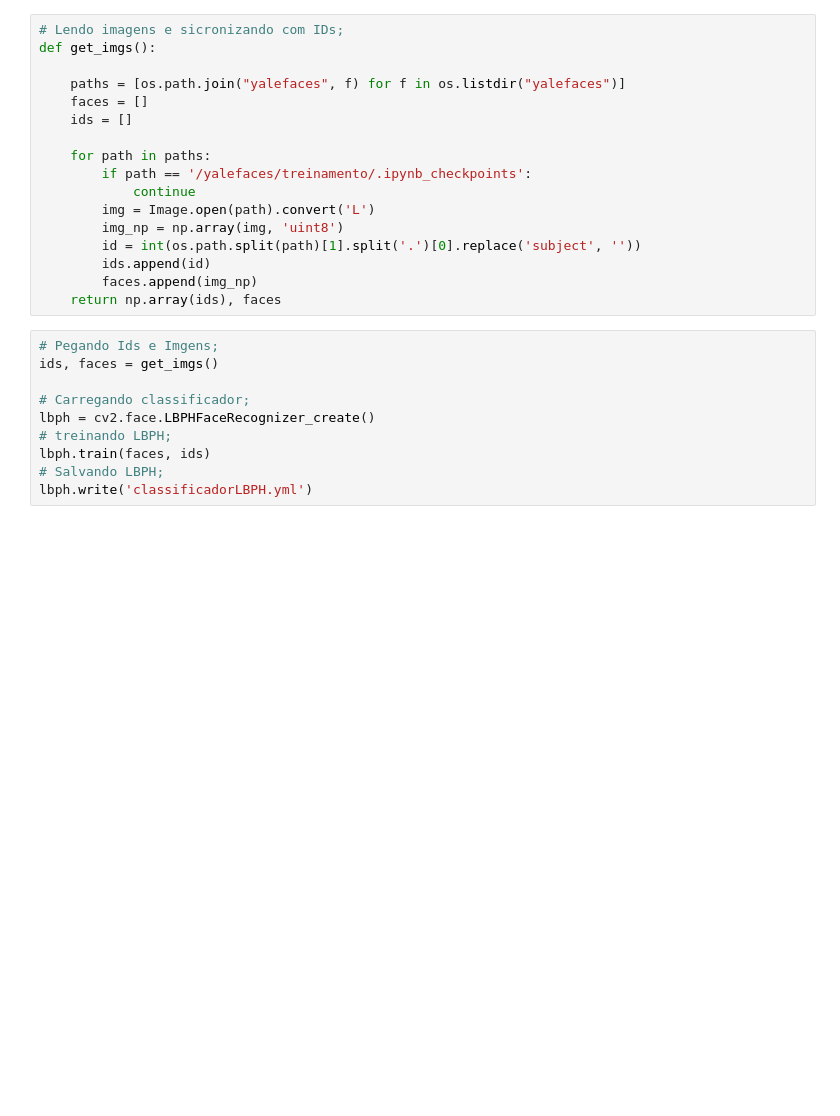
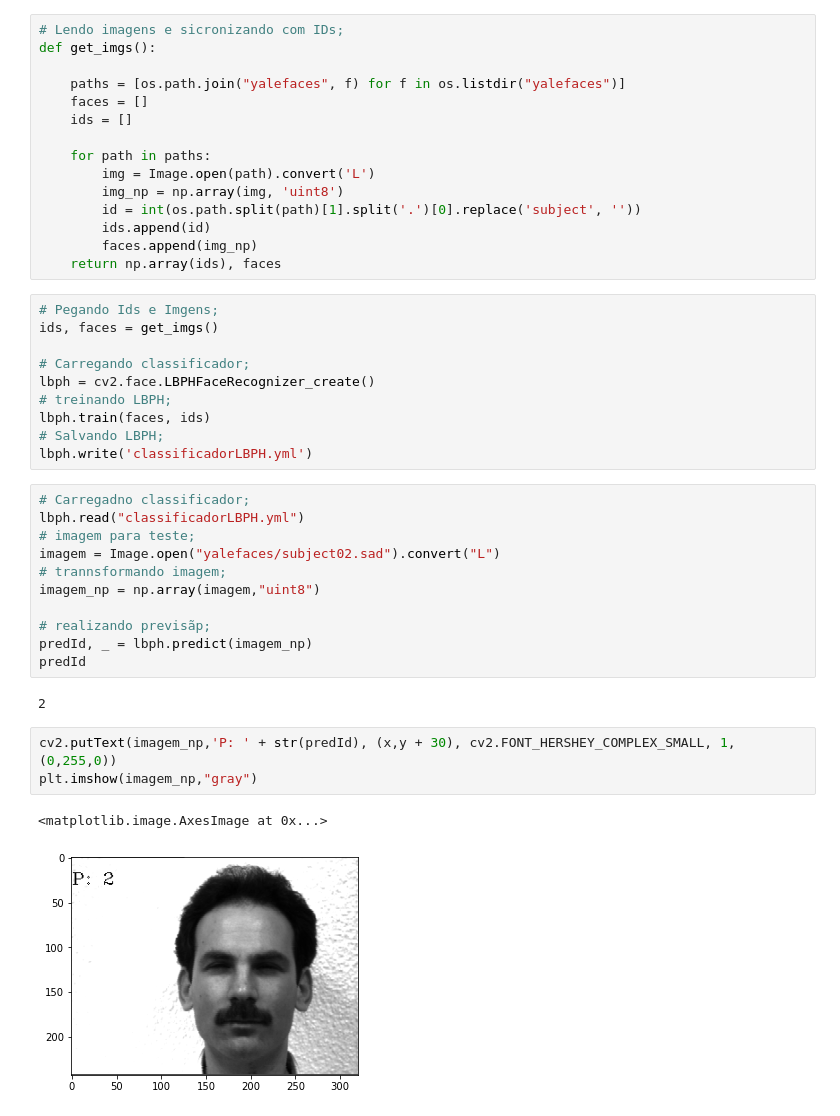
Before and after one commit to Lucasnobrepro/Computer-Vision-CV, a Jupyter notebook: 02-Face_Detection_LBPH/face_detection_LBPH.ipynb, the cells around one changed output. Saved outputs shown, nothing was run; the diff lists cells and outputs as text; blank space fills up the shorter version.

Commit message:
finish LBPH

```diff
--- a/02-Face_Detection_LBPH/face_detection_LBPH.ipynb
+++ b/02-Face_Detection_LBPH/face_detection_LBPH.ipynb
@@ -15,8 +15,6 @@ def get_imgs():
     ids = []
 
     for path in paths:
-        if path == '/yalefaces/treinamento/.ipynb_checkpoints':
-            continue
         img = Image.open(path).convert('L')
         img_np = np.array(img, 'uint8')
         id = int(os.path.split(path)[1].split('.')[0].replace('subject', ''))
@@ -33,3 +31,22 @@ lbph = cv2.face.LBPHFaceRecognizer_create()
 lbph.train(faces, ids)
 # Salvando LBPH;
 lbph.write('classificadorLBPH.yml')
+# %%
+# Carregadno classificador;
+lbph.read("classificadorLBPH.yml")
+# imagem para teste;
+imagem = Image.open("yalefaces/subject02.sad").convert("L")
+# trannsformando imagem;
+imagem_np = np.array(imagem,"uint8")
+
+# realizando previsãp;
+predId, _ = lbph.predict(imagem_np)
+predId
+# %% [output]
+2
+# %%
+cv2.putText(imagem_np,'P: ' + str(predId), (x,y + 30), cv2.FONT_HERSHEY_COMPLEX_SMALL, 1, (0,255,0))
+plt.imshow(imagem_np,"gray")
+# %% [output]
+<matplotlib.image.AxesImage at 0x...>
+[figure, added]
```
Also changed, not shown: 1 other file.
